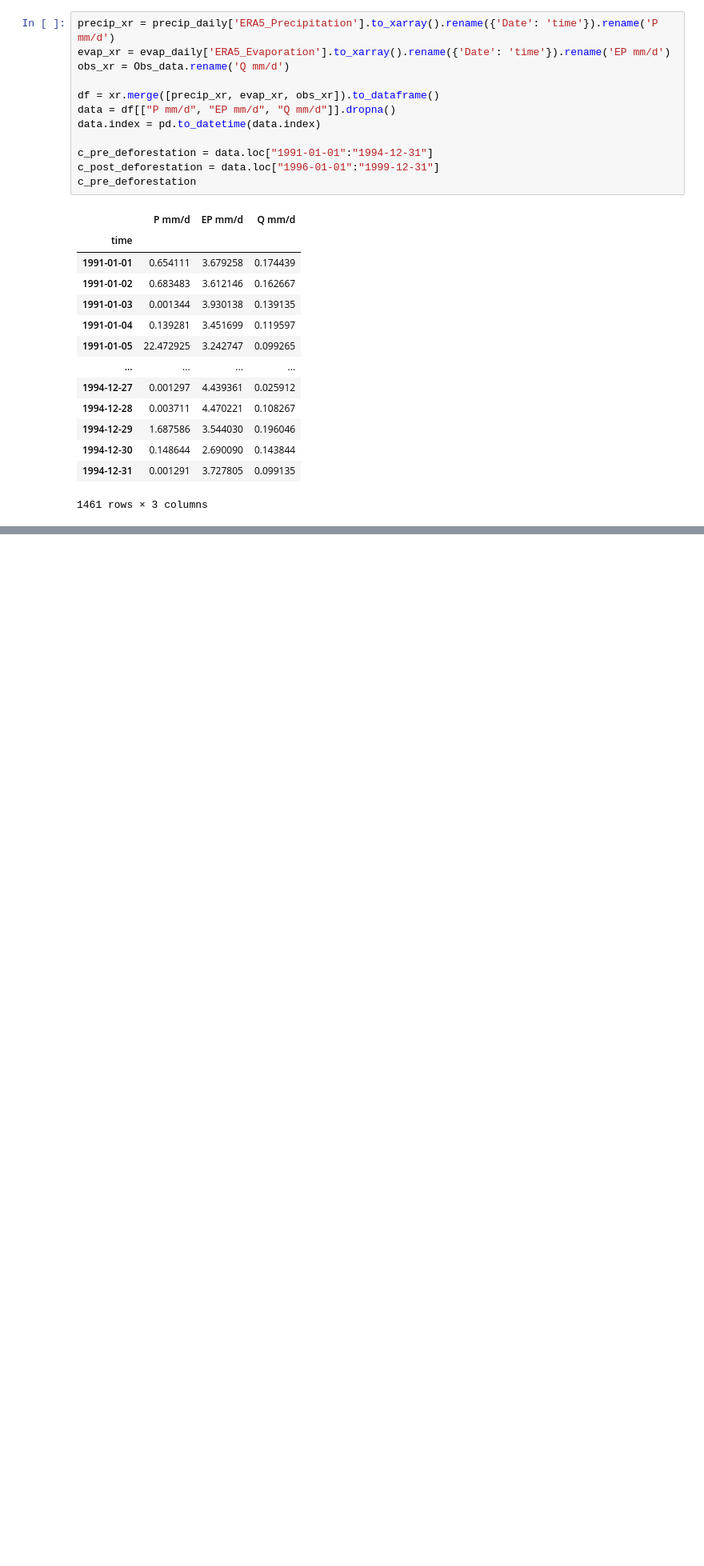
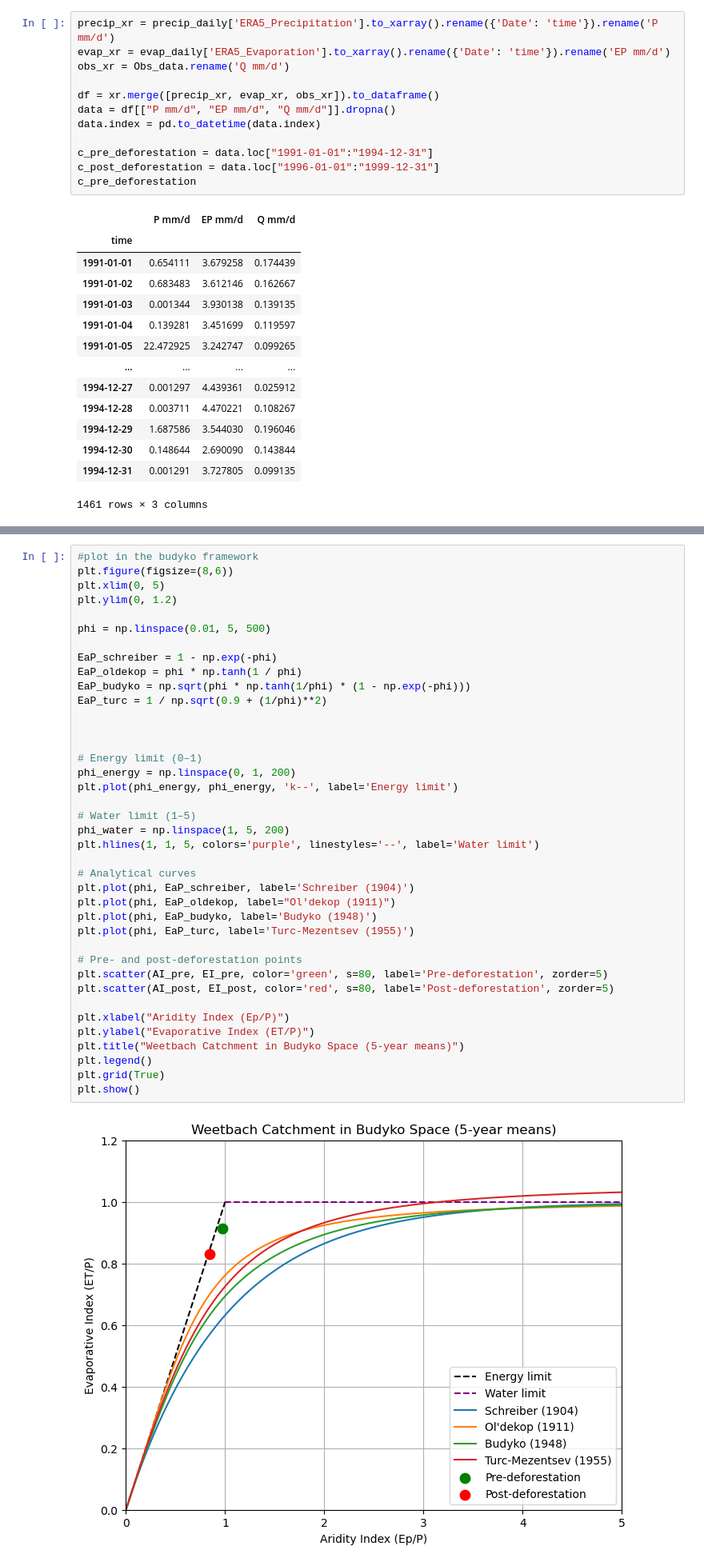
Before and after one commit to eWaterCycle/teaching-materials, a Jupyter notebook: book/exercise_journal_ann_laura/2_processes_vegetation.ipynb, the cells around one changed output, grey strips where cells are left out. Shown at 80% size. Cells and saved outputs as stored; diff of their text form; blank space fills up the shorter version.

```diff
--- a/book/exercise_journal_ann_laura/2_processes_vegetation.ipynb
+++ b/book/exercise_journal_ann_laura/2_processes_vegetation.ipynb
@@ -85,0 +125,41 @@ c_pre_deforestation
+# %%
+#plot in the budyko framework
+plt.figure(figsize=(8,6))
+plt.xlim(0, 5)
+plt.ylim(0, 1.2)
+
+phi = np.linspace(0.01, 5, 500)
+
+EaP_schreiber = 1 - np.exp(-phi)
+EaP_oldekop = phi * np.tanh(1 / phi)
+EaP_budyko = np.sqrt(phi * np.tanh(1/phi) * (1 - np.exp(-phi)))
+EaP_turc = 1 / np.sqrt(0.9 + (1/phi)**2)
+
+
+
+# Energy limit (0–1)
+phi_energy = np.linspace(0, 1, 200)
+plt.plot(phi_energy, phi_energy, 'k--', label='Energy limit')
+
+# Water limit (1–5)
+phi_water = np.linspace(1, 5, 200)
+plt.hlines(1, 1, 5, colors='purple', linestyles='--', label='Water limit')
+
+# Analytical curves
+plt.plot(phi, EaP_schreiber, label='Schreiber (1904)')
+plt.plot(phi, EaP_oldekop, label="Ol'dekop (1911)")
+plt.plot(phi, EaP_budyko, label='Budyko (1948)')
+plt.plot(phi, EaP_turc, label='Turc-Mezentsev (1955)')
+
+# Pre- and post-deforestation points
+plt.scatter(AI_pre, EI_pre, color='green', s=80, label='Pre-deforestation', zorder=5)
+plt.scatter(AI_post, EI_post, color='red', s=80, label='Post-deforestation', zorder=5)
+
+plt.xlabel("Aridity Index (Ep/P)")
+plt.ylabel("Evaporative Index (ET/P)")
+plt.title("Weetbach Catchment in Budyko Space (5-year means)")
+plt.legend()
+plt.grid(True)
+plt.show()
+# %% [output]
+[figure, added]
```
Also changed, not shown: parts of 17 cells of this notebook.
